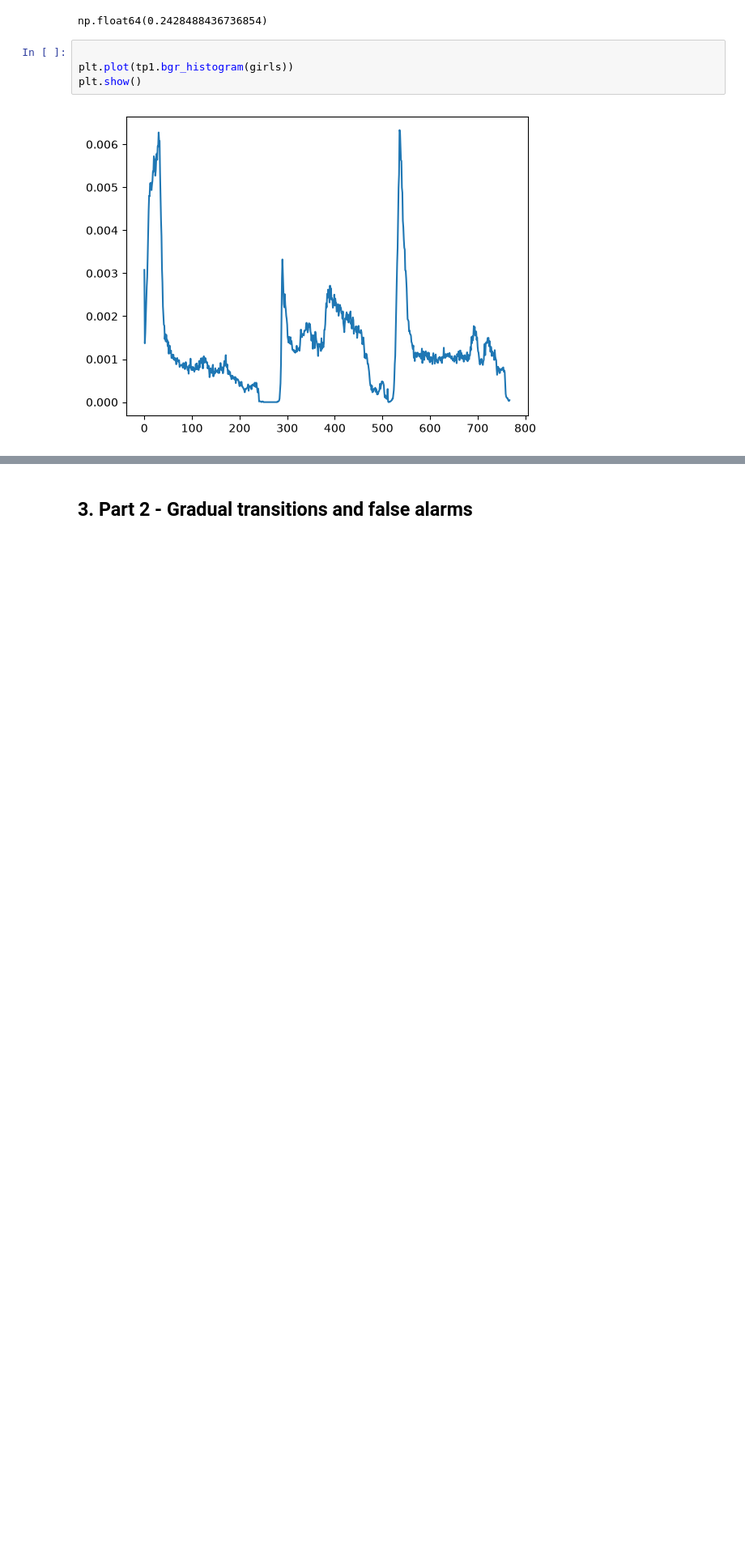
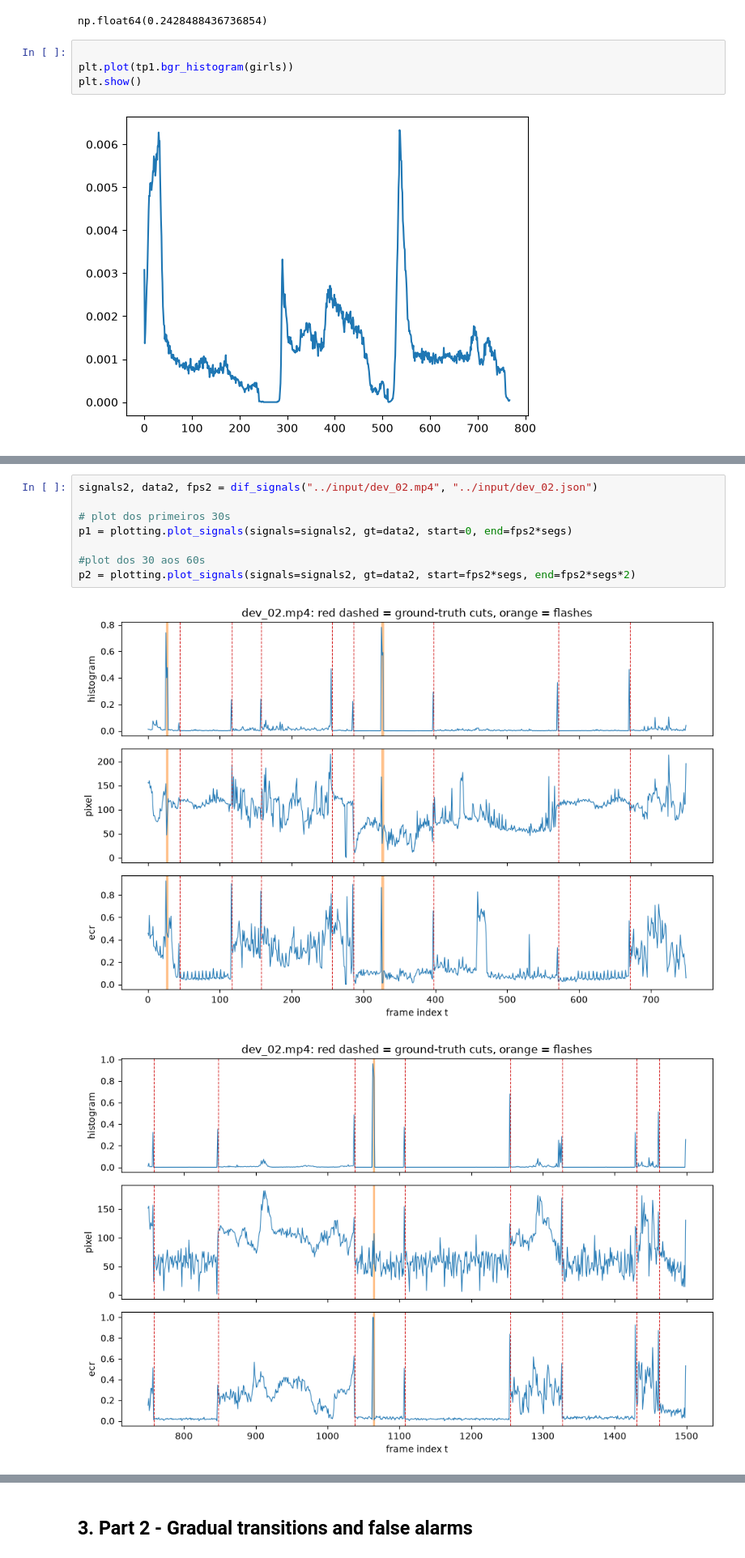
Before and after one commit to xisquinha/starter_code, a Jupyter notebook: 73287_73986/report.ipynb, the cells around one changed output, grey strips where cells are left out. Shown at 81% size. Saved outputs shown, nothing was run; the diff lists cells and outputs as text; blank space fills up the shorter version.

```diff
--- a/73287_73986/report.ipynb
+++ b/73287_73986/report.ipynb
@@ -84,6 +88,17 @@ p2 = plotting.plot_signals(signals=signals, gt=data, start=fps*segs, end=fps*seg
 # %% [output]
 [figure]
 [figure]
+# %%
+signals2, data2, fps2 = dif_signals("../input/dev_02.mp4", "../input/dev_02.json")
+
+# plot dos primeiros 30s
+p1 = plotting.plot_signals(signals=signals2, gt=data2, start=0, end=fps2*segs)
+
+#plot dos 30 aos 60s
+p2 = plotting.plot_signals(signals=signals2, gt=data2, start=fps2*segs, end=fps2*segs*2)
+# %% [output]
+[figure, added]
+[figure, added]
 # %%
 import metrics
 
```
Also changed, not shown: parts of 9 cells of this notebook, 3 other files.
